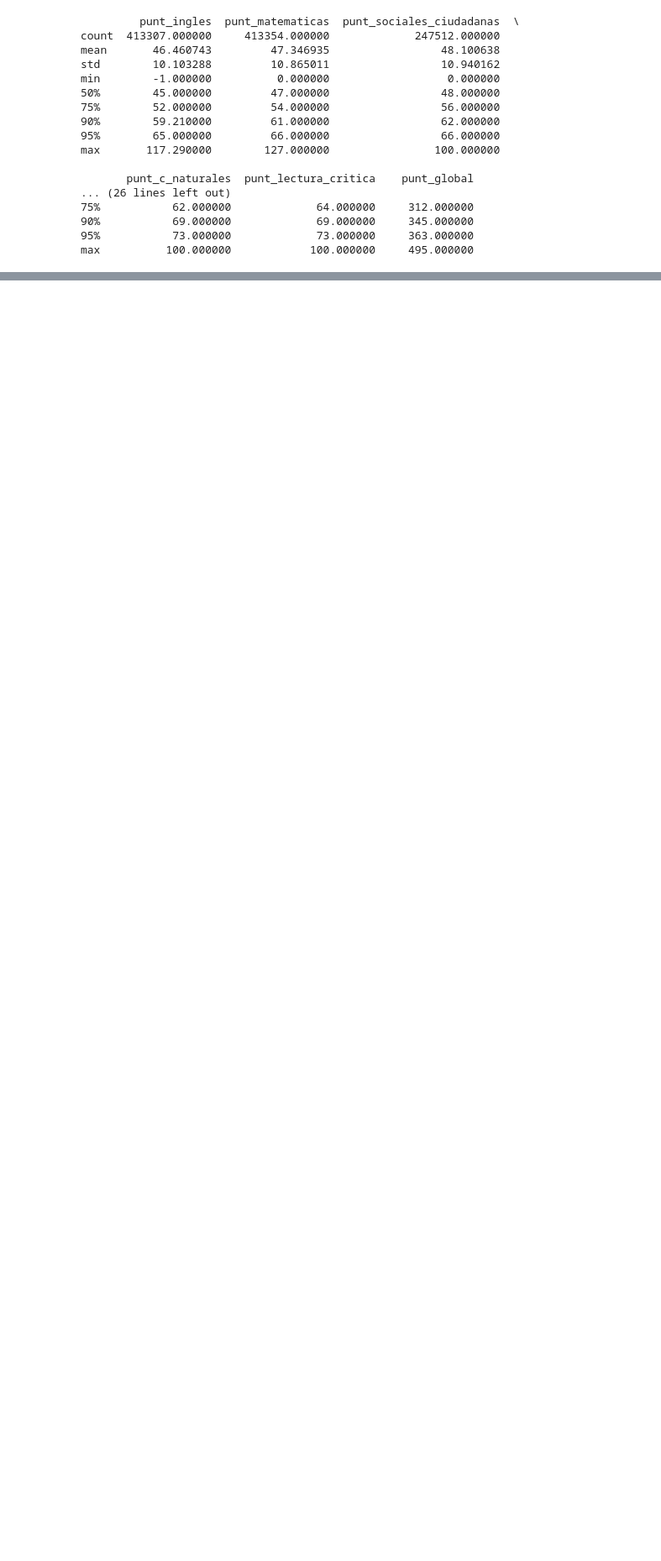
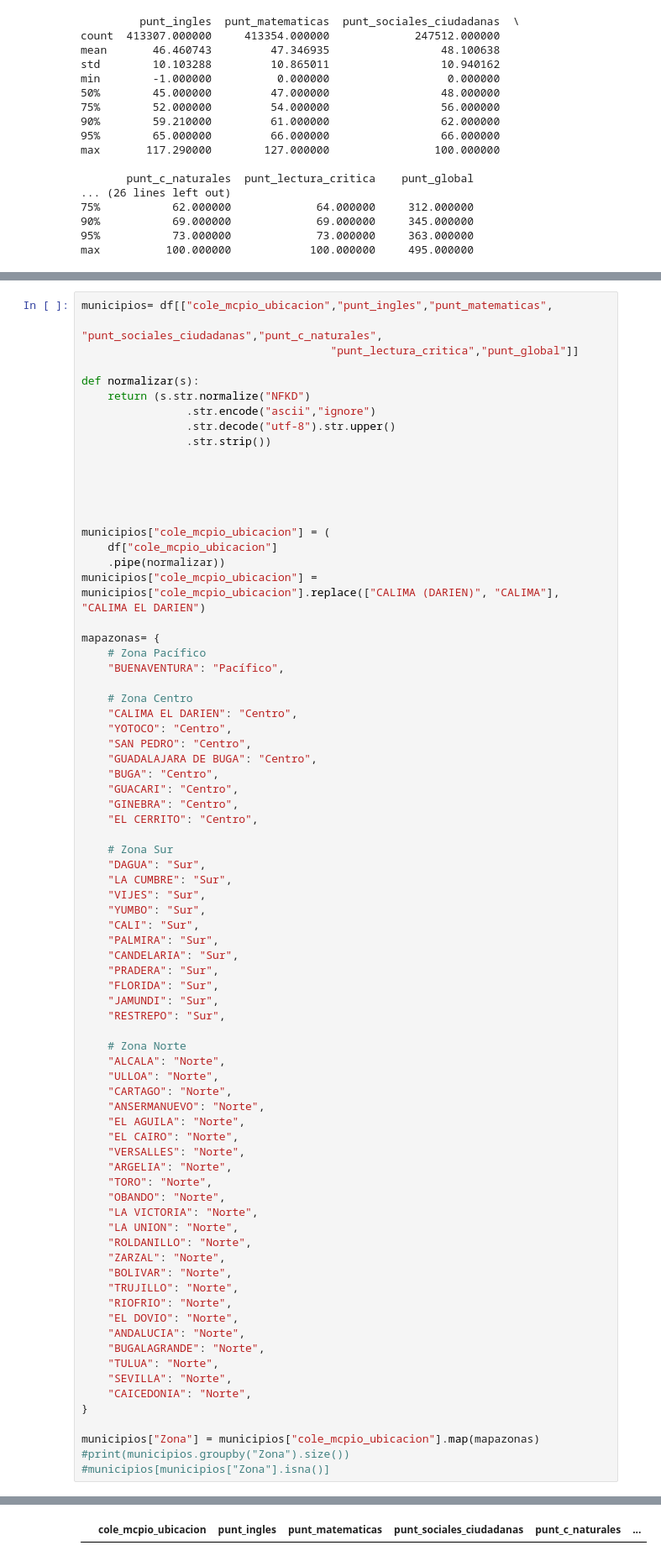
Before and after one commit to juancamilogoomezz/Proyecto-1, a Jupyter notebook: Notebook Consultas 2 Variables.ipynb, the cells around one changed output, grey strips where cells are left out. Shown at 84% size. Saved outputs shown, nothing was run; the diff lists cells and outputs as text; blank space fills up the shorter version.

```diff
--- a/Notebook Consultas 2 Variables.ipynb
+++ b/Notebook Consultas 2 Variables.ipynb
@@ -636,0 +639,77 @@ max          100.000000            100.000000     495.000000
+# %%
+municipios= df[["cole_mcpio_ubicacion","punt_ingles","punt_matematicas",
+                                      "punt_sociales_ciudadanas","punt_c_naturales",
+                                      "punt_lectura_critica","punt_global"]]
+
+def normalizar(s):
+    return (s.str.normalize("NFKD")
+                .str.encode("ascii","ignore")
+                .str.decode("utf-8").str.upper()
+                .str.strip())
+
+
+
+
+
+municipios["cole_mcpio_ubicacion"] = (
+    df["cole_mcpio_ubicacion"]
+    .pipe(normalizar))
+municipios["cole_mcpio_ubicacion"] = municipios["cole_mcpio_ubicacion"].replace(["CALIMA (DARIEN)", "CALIMA"], "CALIMA EL DARIEN")
+
+mapazonas= {
+    # Zona Pacífico
+    "BUENAVENTURA": "Pacífico",
+
+    # Zona Centro
+    "CALIMA EL DARIEN": "Centro",
+    "YOTOCO": "Centro",
+    "SAN PEDRO": "Centro",
+    "GUADALAJARA DE BUGA": "Centro",
+    "BUGA": "Centro",
+    "GUACARI": "Centro",
+    "GINEBRA": "Centro",
+    "EL CERRITO": "Centro",
+
+    # Zona Sur
+    "DAGUA": "Sur",
+    "LA CUMBRE": "Sur",
+    "VIJES": "Sur",
+    "YUMBO": "Sur",
+    "CALI": "Sur",
+    "PALMIRA": "Sur",
+    "CANDELARIA": "Sur",
+    "PRADERA": "Sur",
+    "FLORIDA": "Sur",
+    "JAMUNDI": "Sur",
+    "RESTREPO": "Sur",
+
+    # Zona Norte
+    "ALCALA": "Norte",
+    "ULLOA": "Norte",
+    "CARTAGO": "Norte",
+    "ANSERMANUEVO": "Norte",
+    "EL AGUILA": "Norte",
+    "EL CAIRO": "Norte",
+    "VERSALLES": "Norte",
+    "ARGELIA": "Norte",
+    "TORO": "Norte",
+    "OBANDO": "Norte",
+    "LA VICTORIA": "Norte",
+    "LA UNION": "Norte",
+    "ROLDANILLO": "Norte",
+    "ZARZAL": "Norte",
+    "BOLIVAR": "Norte",
+    "TRUJILLO": "Norte",
+    "RIOFRIO": "Norte",
+    "EL DOVIO": "Norte",
+    "ANDALUCIA": "Norte",
+    "BUGALAGRANDE": "Norte",
+    "TULUA": "Norte",
+    "SEVILLA": "Norte",
+    "CAICEDONIA": "Norte",
+}
+
+municipios["Zona"] = municipios["cole_mcpio_ubicacion"].map(mapazonas)
+#print(municipios.groupby("Zona").size())
+#municipios[municipios["Zona"].isna()]
+# %% [output]
@@ -636,0 +731 @@ max          100.000000            100.000000     495.000000
+|  | cole_mcpio_ubicacion | punt_ingles | punt_matematicas | punt_sociales_ciudadanas | punt_c_naturales | ... |
```
Also changed, not shown: parts of 4 cells of this notebook.
